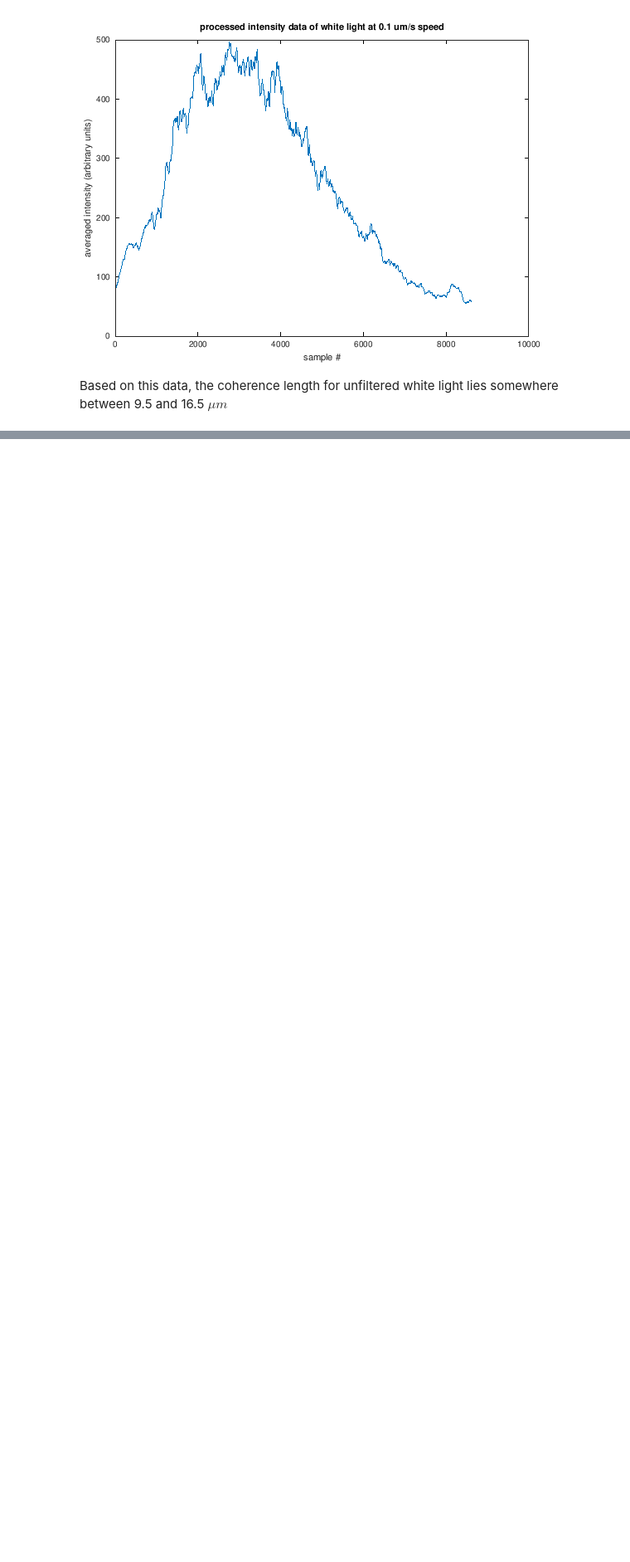
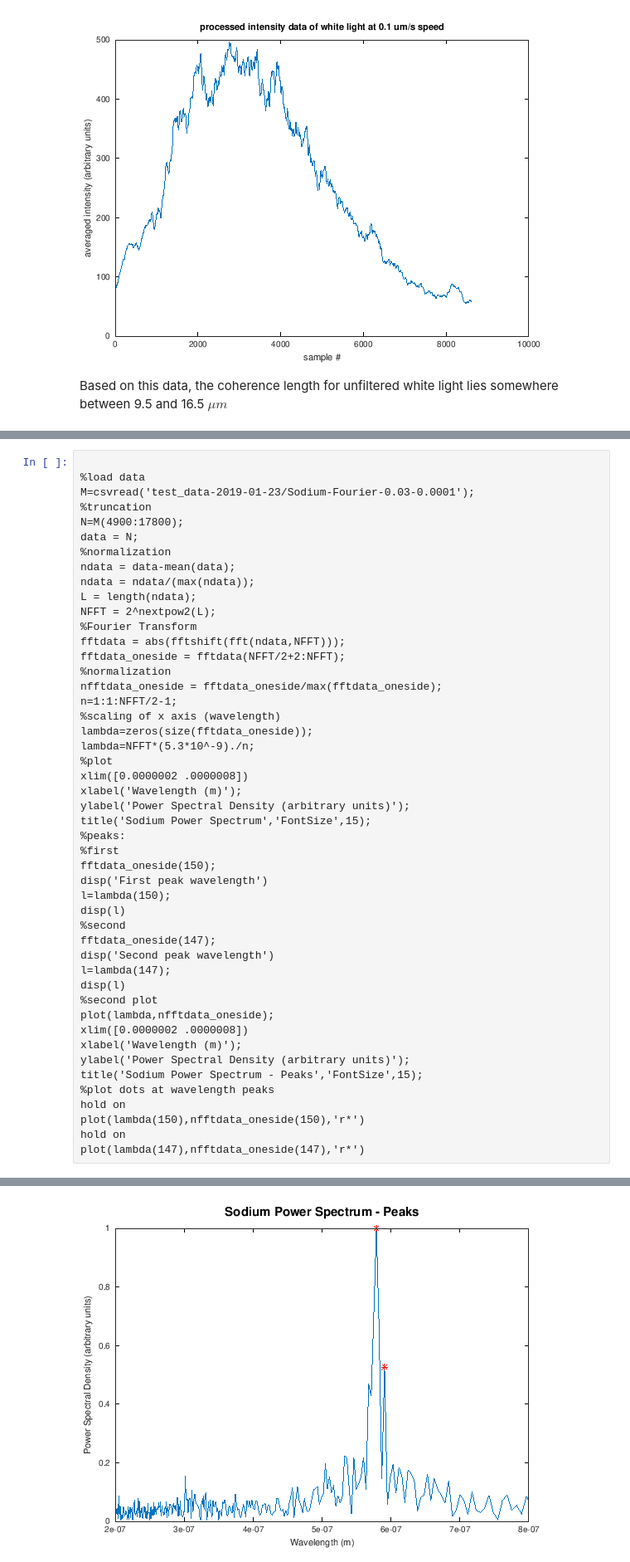
Before and after one commit to jtroo/phys408-lab1, a Jupyter notebook: notebook.ipynb, the cells around one changed output, grey strips where cells are left out. Shown: that part at 83% size. Cells and saved outputs as stored; diff of their text form; blank space fills up the shorter version.

```diff
--- a/notebook.ipynb
+++ b/notebook.ipynb
@@ -822,0 +902,49 @@ between  9.5 and 16.5 $\mu m$
+# %%
+
+%load data
+M=csvread('test_data-2019-01-23/Sodium-Fourier-0.03-0.0001');
+%truncation
+N=M(4900:17800);
+data = N;
+%normalization
+ndata = data-mean(data);
+ndata = ndata/(max(ndata));
+L = length(ndata);
+NFFT = 2^nextpow2(L);
+%Fourier Transform
+fftdata = abs(fftshift(fft(ndata,NFFT)));
+fftdata_oneside = fftdata(NFFT/2+2:NFFT);
+%normalization
+nfftdata_oneside = fftdata_oneside/max(fftdata_oneside);
+n=1:1:NFFT/2-1;
+%scaling of x axis (wavelength)
+lambda=zeros(size(fftdata_oneside));
+lambda=NFFT*(5.3*10^-9)./n;
+%plot
+xlim([0.0000002 .0000008])
+xlabel('Wavelength (m)');
+ylabel('Power Spectral Density (arbitrary units)');
+title('Sodium Power Spectrum','FontSize',15);
+%peaks:
+%first
+fftdata_oneside(150);
+disp('First peak wavelength')
+l=lambda(150);
+disp(l)
+%second
+fftdata_oneside(147);
+disp('Second peak wavelength')
+l=lambda(147);
+disp(l)
+%second plot
+plot(lambda,nfftdata_oneside);
+xlim([0.0000002 .0000008])
+xlabel('Wavelength (m)');
+ylabel('Power Spectral Density (arbitrary units)');
+title('Sodium Power Spectrum - Peaks','FontSize',15);
+%plot dots at wavelength peaks
+hold on
+plot(lambda(150),nfftdata_oneside(150),'r*')
+hold on
+plot(lambda(147),nfftdata_oneside(147),'r*')
+# %% [output]
@@ -822,0 +955 @@ between  9.5 and 16.5 $\mu m$
+[figure, added]
```
Also changed, not shown: parts of 20 cells of this notebook.
